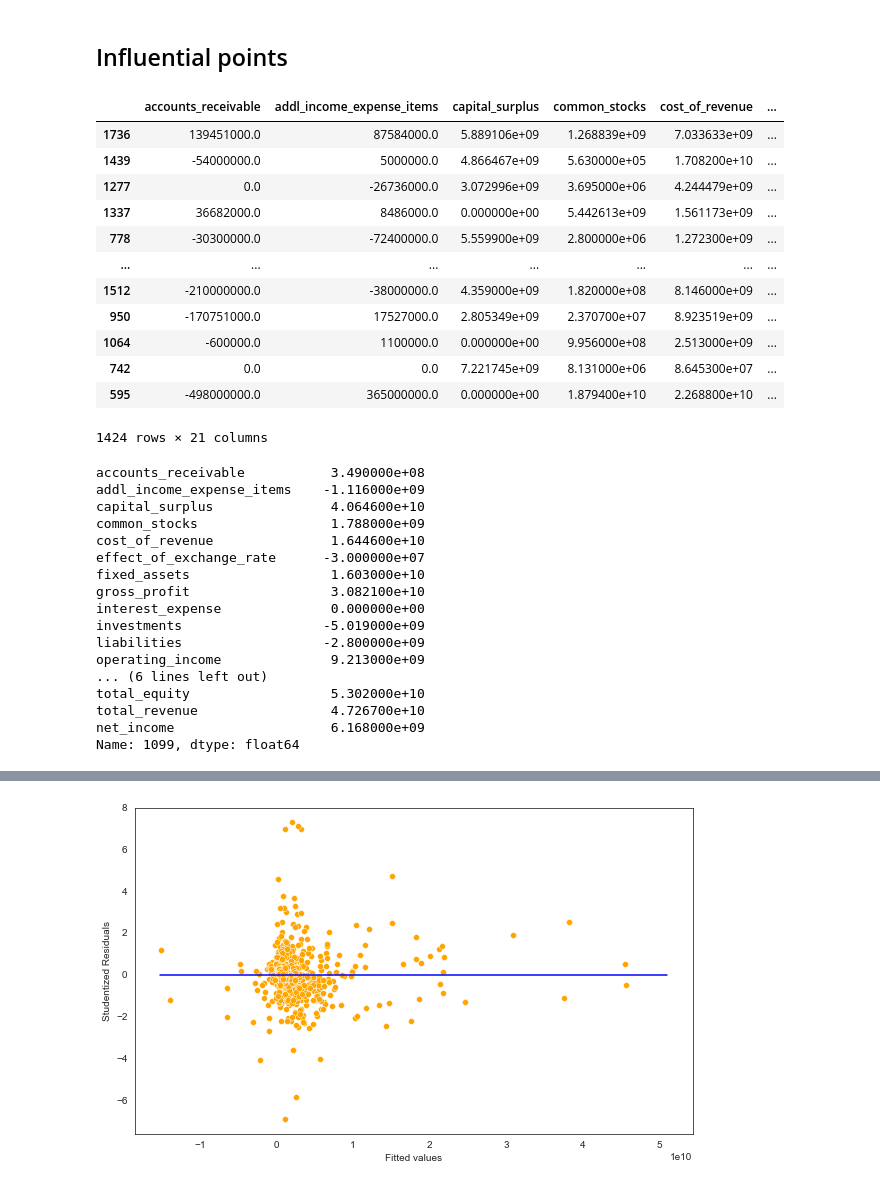
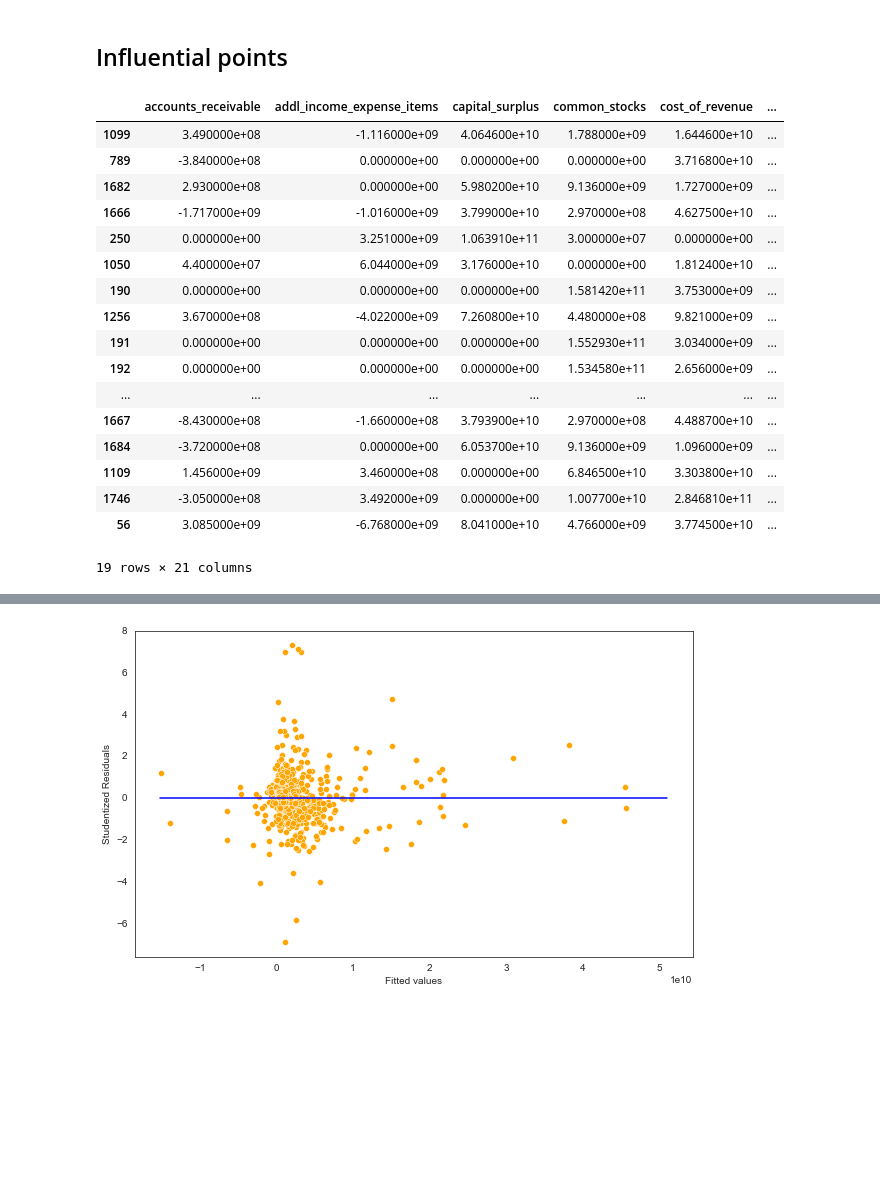
Before and after one commit to sarahhsu1301/STAT-303-2, a Jupyter notebook: CV modeling.ipynb, the cells around one changed output, grey strips where cells are left out. Cells and saved outputs as stored; diff of their text form; code cells hidden in the pictures; blank space fills up the shorter version.

```diff
--- a/CV modeling.ipynb
+++ b/CV modeling.ipynb
@@ -189,7 +167,7 @@ top_20_preds
 # %% [output]
 'accounts_receivable+addl_income_expense_items+capital_surplus+common_stocks+cost_of_revenue+effect_of_exchange_rate+fixed_assets+gross_profit+interest_expense+investments+liabilities+operating_income ...
 # %%
-mod1 = smf.ols(formula = 'net_income ~' + top_20_preds, data = top_20_train).fit()
+mod1 = smf.ols(formula = 'net_income ~' + top_20_preds, data = train).fit()
 mod1.summary()
 # %% [output]
 OLS Regression Results
@@ -302,39 +280,25 @@ Proportion of high leverage points: 0.054775280898876406
 # %% [markdown]
 ## Influential points
 # %%
-top_20_train
+top_20_train.iloc[np.intersect1d(np.where(np.abs(outliers.student_resid) > 3)[0],
+                                         (np.where(leverage > high_leverage)[0]))]
 # %% [output]
 |  | accounts_receivable | addl_income_expense_items | capital_surplus | common_stocks | cost_of_revenue | ... |
-| 1736 | 139451000.0 | 87584000.0 | 5.889106e+09 | 1.268839e+09 | 7.033633e+09 | ... |
-| 1439 | -54000000.0 | 5000000.0 | 4.866467e+09 | 5.630000e+05 | 1.708200e+10 | ... |
-| 1277 | 0.0 | -26736000.0 | 3.072996e+09 | 3.695000e+06 | 4.244479e+09 | ... |
-| 1337 | 36682000.0 | 8486000.0 | 0.000000e+00 | 5.442613e+09 | 1.561173e+09 | ... |
-| 778 | -30300000.0 | -72400000.0 | 5.559900e+09 | 2.800000e+06 | 1.272300e+09 | ... |
+| 1099 | 3.490000e+08 | -1.116000e+09 | 4.064600e+10 | 1.788000e+09 | 1.644600e+10 | ... |
+| 789 | -3.840000e+08 | 0.000000e+00 | 0.000000e+00 | 0.000000e+00 | 3.716800e+10 | ... |
+| 1682 | 2.930000e+08 | 0.000000e+00 | 5.980200e+10 | 9.136000e+09 | 1.727000e+09 | ... |
+| 1666 | -1.717000e+09 | -1.016000e+09 | 3.799000e+10 | 2.970000e+08 | 4.627500e+10 | ... |
+| 250 | 0.000000e+00 | 3.251000e+09 | 1.063910e+11 | 3.000000e+07 | 0.000000e+00 | ... |
+| 1050 | 4.400000e+07 | 6.044000e+09 | 3.176000e+10 | 0.000000e+00 | 1.812400e+10 | ... |
+| 190 | 0.000000e+00 | 0.000000e+00 | 0.000000e+00 | 1.581420e+11 | 3.753000e+09 | ... |
+| 1256 | 3.670000e+08 | -4.022000e+09 | 7.260800e+10 | 4.480000e+08 | 9.821000e+09 | ... |
+| 191 | 0.000000e+00 | 0.000000e+00 | 0.000000e+00 | 1.552930e+11 | 3.034000e+09 | ... |
+| 192 | 0.000000e+00 | 0.000000e+00 | 0.000000e+00 | 1.534580e+11 | 2.656000e+09 | ... |
 | ... | ... | ... | ... | ... | ... | ... |
-| 1512 | -210000000.0 | -38000000.0 | 4.359000e+09 | 1.820000e+08 | 8.146000e+09 | ... |
-| 950 | -170751000.0 | 17527000.0 | 2.805349e+09 | 2.370700e+07 | 8.923519e+09 | ... |
-| 1064 | -600000.0 | 1100000.0 | 0.000000e+00 | 9.956000e+08 | 2.513000e+09 | ... |
-| 742 | 0.0 | 0.0 | 7.221745e+09 | 8.131000e+06 | 8.645300e+07 | ... |
-| 595 | -498000000.0 | 365000000.0 | 0.000000e+00 | 1.879400e+10 | 2.268800e+10 | ... |
+| 1667 | -8.430000e+08 | -1.660000e+08 | 3.793900e+10 | 2.970000e+08 | 4.488700e+10 | ... |
+| 1684 | -3.720000e+08 | 0.000000e+00 | 6.053700e+10 | 9.136000e+09 | 1.096000e+09 | ... |
+| 1109 | 1.456000e+09 | 3.460000e+08 | 0.000000e+00 | 6.846500e+10 | 3.303800e+10 | ... |
+| 1746 | -3.050000e+08 | 3.492000e+09 | 0.000000e+00 | 1.007700e+10 | 2.846810e+11 | ... |
+| 56 | 3.085000e+09 | -6.768000e+09 | 8.041000e+10 | 4.766000e+09 | 3.774500e+10 | ... |
-1424 rows × 21 columns
+19 rows × 21 columns
-# %%
-top_20_train.iloc[28,:]
-# %% [output]
-accounts_receivable           3.490000e+08
-addl_income_expense_items    -1.116000e+09
-capital_surplus               4.064600e+10
-common_stocks                 1.788000e+09
-cost_of_revenue               1.644600e+10
-effect_of_exchange_rate      -3.000000e+07
-fixed_assets                  1.603000e+10
-gross_profit                  3.082100e+10
-interest_expense              0.000000e+00
-investments                  -5.019000e+09
-liabilities                  -2.800000e+09
-operating_income              9.213000e+09
-... (6 lines left out)
-total_equity                  5.302000e+10
-total_revenue                 4.726700e+10
-net_income                    6.168000e+09
-Name: 1099, dtype: float64
 # %%
```
Also changed, not shown: parts of 16 cells of this notebook.
